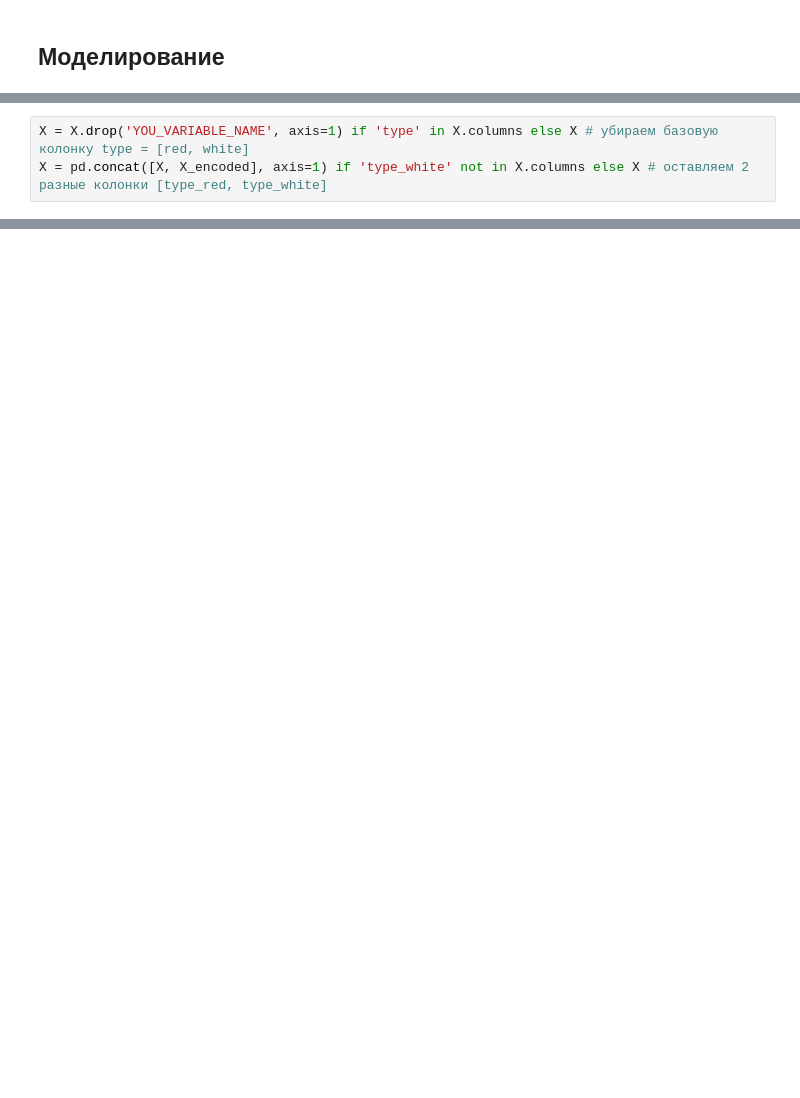
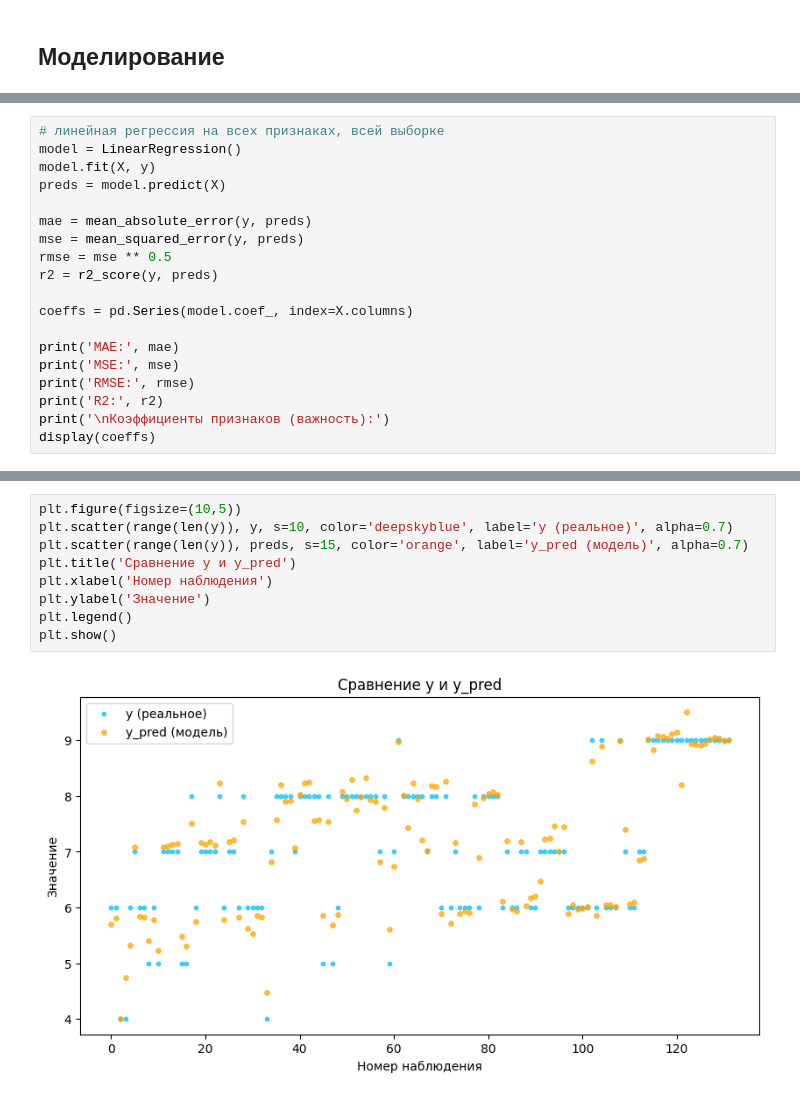
Before and after one commit to kvikik/MMO, a Jupyter notebook: Практика_2.ipynb, the cells around one changed output, grey strips where cells are left out. Drawn from its saved outputs; the diff is of its cells as text; blank space fills up the shorter version.

```diff
--- a/Практика_2.ipynb
+++ b/Практика_2.ipynb
@@ -233,3 +143,0 @@ X_encoded = ...
-# %%
-X = X.drop('YOU_VARIABLE_NAME', axis=1) if 'type' in X.columns else X # убираем базовую колонку type = [red, white]
-X = pd.concat([X, X_encoded], axis=1) if 'type_white' not in X.columns else X # оставляем 2 разные колонки [type_red, type_white]
@@ -257,0 +144,19 @@ model2 = LinearRegression() # модель задачи 2
+# %%
+# линейная регрессия на всех признаках, всей выборке
+model = LinearRegression()
+model.fit(X, y)
+preds = model.predict(X)
+
+mae = mean_absolute_error(y, preds)
+mse = mean_squared_error(y, preds)
+rmse = mse ** 0.5
+r2 = r2_score(y, preds)
+
+coeffs = pd.Series(model.coef_, index=X.columns)
+
+print('MAE:', mae)
+print('MSE:', mse)
+print('RMSE:', rmse)
+print('R2:', r2)
+print('\nКоэффициенты признаков (важность):')
+display(coeffs)
@@ -257,0 +196,11 @@ model2 = LinearRegression() # модель задачи 2
+# %%
+plt.figure(figsize=(10,5))
+plt.scatter(range(len(y)), y, s=10, color='deepskyblue', label='y (реальное)', alpha=0.7)
+plt.scatter(range(len(y)), preds, s=15, color='orange', label='y_pred (модель)', alpha=0.7)
+plt.title('Сравнение y и y_pred')
+plt.xlabel('Номер наблюдения')
+plt.ylabel('Значение')
+plt.legend()
+plt.show()
+# %% [output]
+[figure, added]
```
Also changed, not shown: parts of 26 cells of this notebook.
